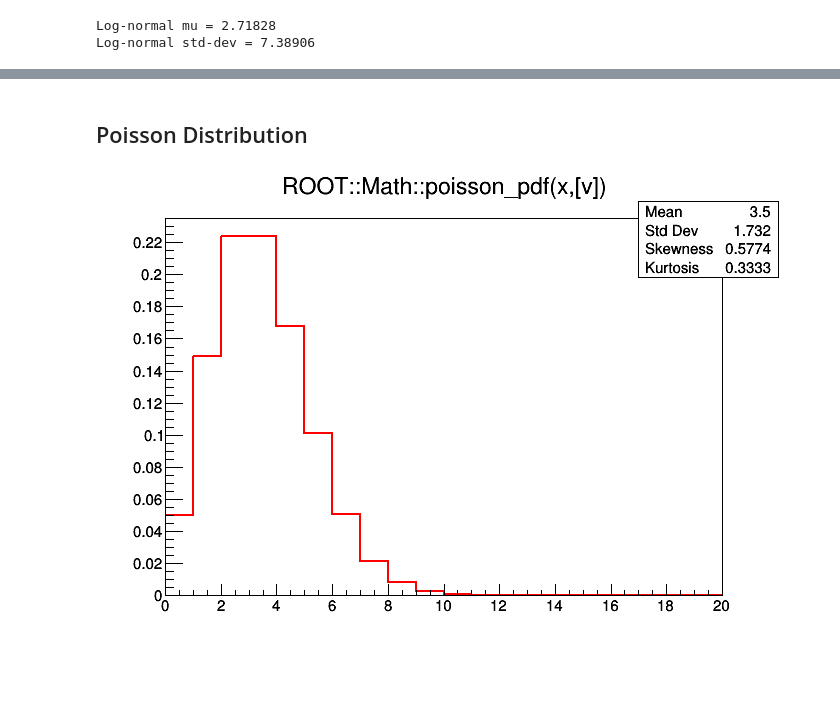
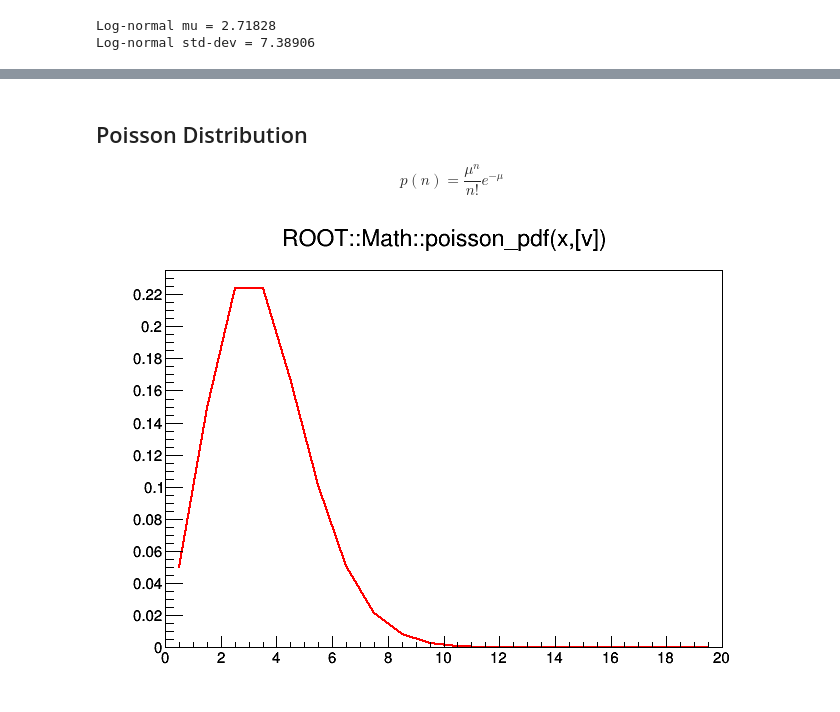
Before and after one commit to lmoneta/stat-course-ipmu, a Jupyter notebook: Session1/DistributionsExample.ipynb, the cells around one changed output, grey strips where cells are left out. Drawn from its saved outputs; the diff is of its cells as text; code cells hidden in the pictures; blank space fills up the shorter version.

```diff
--- a/Session1/DistributionsExample.ipynb
+++ b/Session1/DistributionsExample.ipynb
@@ -58,13 +66,13 @@ Warning in <TROOT::Append>: Replacing existing TH1: h1 (Potential memory leak).
-# %% [markdown]
-## Poisson Distribution
+# %% [markdown]
+## Poisson Distribution
+
+$$p(n) = \frac{\mu^n}{n!} e^{- \mu} $$
 # %%
 f = new TF1("f","ROOT::Math::poisson_pdf(x,[v])",0,20);
 f->SetNpx(20);
 f->SetParameter("v",3);
-h = f->GetHistogram();
-h->ResetBit(TH1::kNoStats);
-h->Draw();
+f->Draw();
 gPad->Draw();
 # %% [output]
-[figure, old version]
+[figure, new version]
 # %%
```
Also changed, not shown: parts of 17 cells of this notebook, 1 other file.
